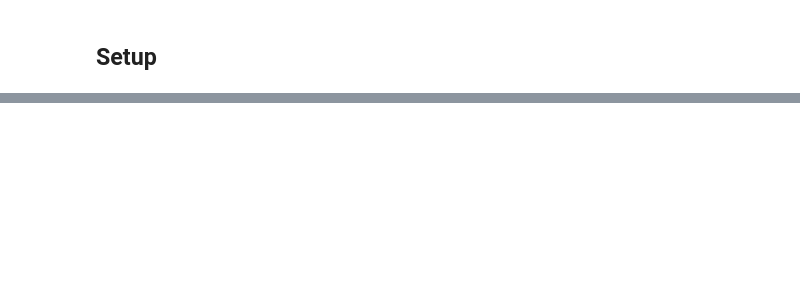
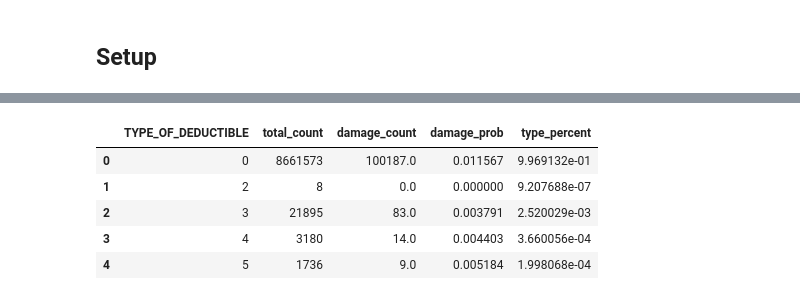
Before and after one commit to miinsss/Capstone-Project, a Jupyter notebook: results_analysis.ipynb, the cells around one changed output, grey strips where cells are left out. Cells and saved outputs as stored; diff of their text form; code cells hidden in the pictures; blank space fills up the shorter version.

```diff
--- a/results_analysis.ipynb
+++ b/results_analysis.ipynb
@@ -61,0 +292,48 @@ print(df['TYPE_OF_DEDUCTIBLE'].unique())
+# %%
+# Calculate the total number of observations and the percentage of damage by category
+total_counts = df.groupby('TYPE_OF_DEDUCTIBLE').size().reset_index(name='total_count')
+damage_counts = df[df['DAMAGE'] == 1].groupby('TYPE_OF_DEDUCTIBLE').size().reset_index(name='damage_count')
+summary = total_counts.merge(damage_counts, on='TYPE_OF_DEDUCTIBLE', how='left').fillna(0)
+summary['damage_prob'] = (summary['damage_count'] / summary['total_count'])
+summary['type_percent'] = (summary['total_count'] / summary['total_count'].sum())
+
+# Sort summary
+summary = summary.sort_values(by=['TYPE_OF_DEDUCTIBLE'], ascending=False).reset_index(drop=True)
+
+# Create a subplot
+fig = make_subplots(rows=2, cols=1, shared_xaxes=False,
+                    vertical_spacing=0.1, subplot_titles=("Type of Deductible Size", "Probability of Damage per Type of Deductible"))
+
+# Add horizontal bar chart
+fig.add_trace(go.Bar(
+    y=summary['TYPE_OF_DEDUCTIBLE'],
+    x=summary['total_count'],
+    orientation='h',
+    name='Zone Size'
+), row=1, col=1)
+
+# Sort summary
+summary = summary.sort_values(by=['TYPE_OF_DEDUCTIBLE'], ascending=True).reset_index(drop=True)
+
+# Add bar chart for percentage of damage
+fig.add_trace(go.Bar(
+    x=summary['TYPE_OF_DEDUCTIBLE'],
+    y=summary['damage_prob'],
+    name='Probability of Damage'
+), row=2, col=1)
+
+# Update layout
+fig.update_layout(height=600, width=800, showlegend=False,
+                  title_text="Type of Deductible and Probability of Damage",
+                  yaxis2_title="Probability of Damage")
+
+fig.show()
+# %%
+summary
+# %% [output]
+|  | TYPE_OF_DEDUCTIBLE | total_count | damage_count | damage_prob | type_percent |
+| 0 | 0 | 8661573 | 100187.0 | 0.011567 | 9.969132e-01 |
+| 1 | 2 | 8 | 0.0 | 0.000000 | 9.207688e-07 |
+| 2 | 3 | 21895 | 83.0 | 0.003791 | 2.520029e-03 |
+| 3 | 4 | 3180 | 14.0 | 0.004403 | 3.660056e-04 |
+| 4 | 5 | 1736 | 9.0 | 0.005184 | 1.998068e-04 |
```
Also changed, not shown: parts of 22 cells of this notebook, 1 other file.
